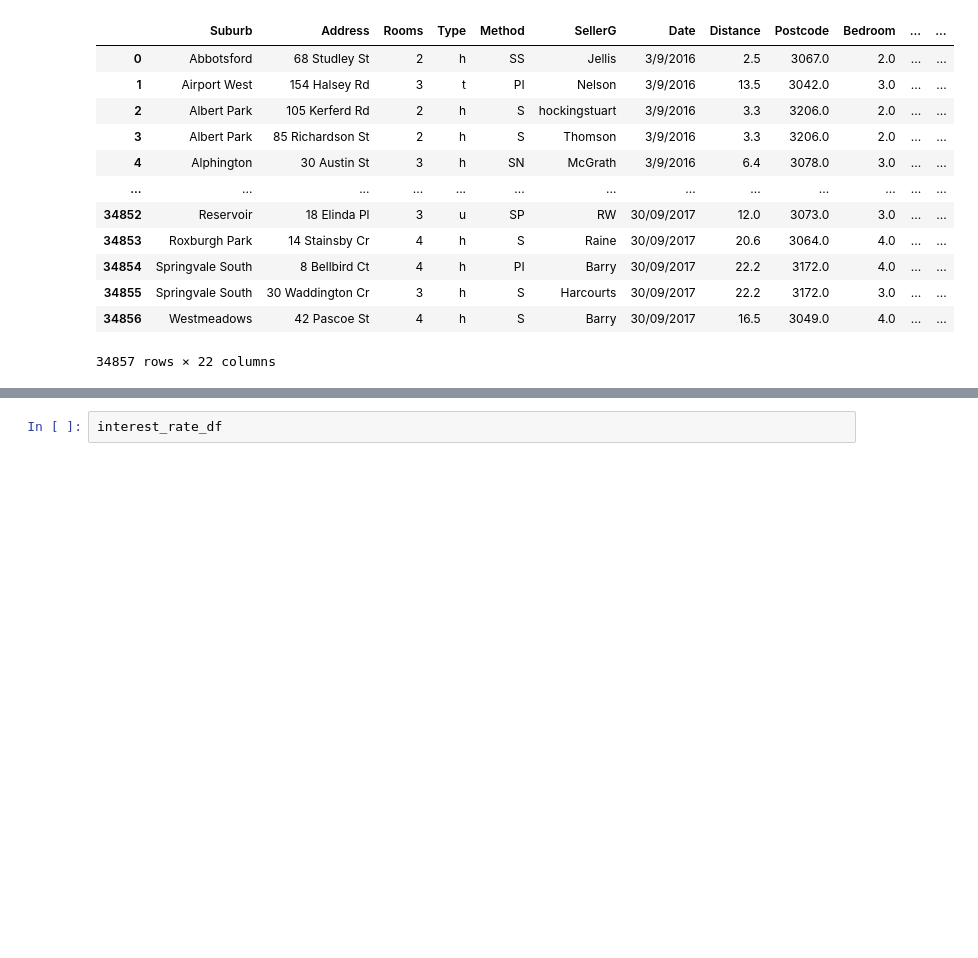
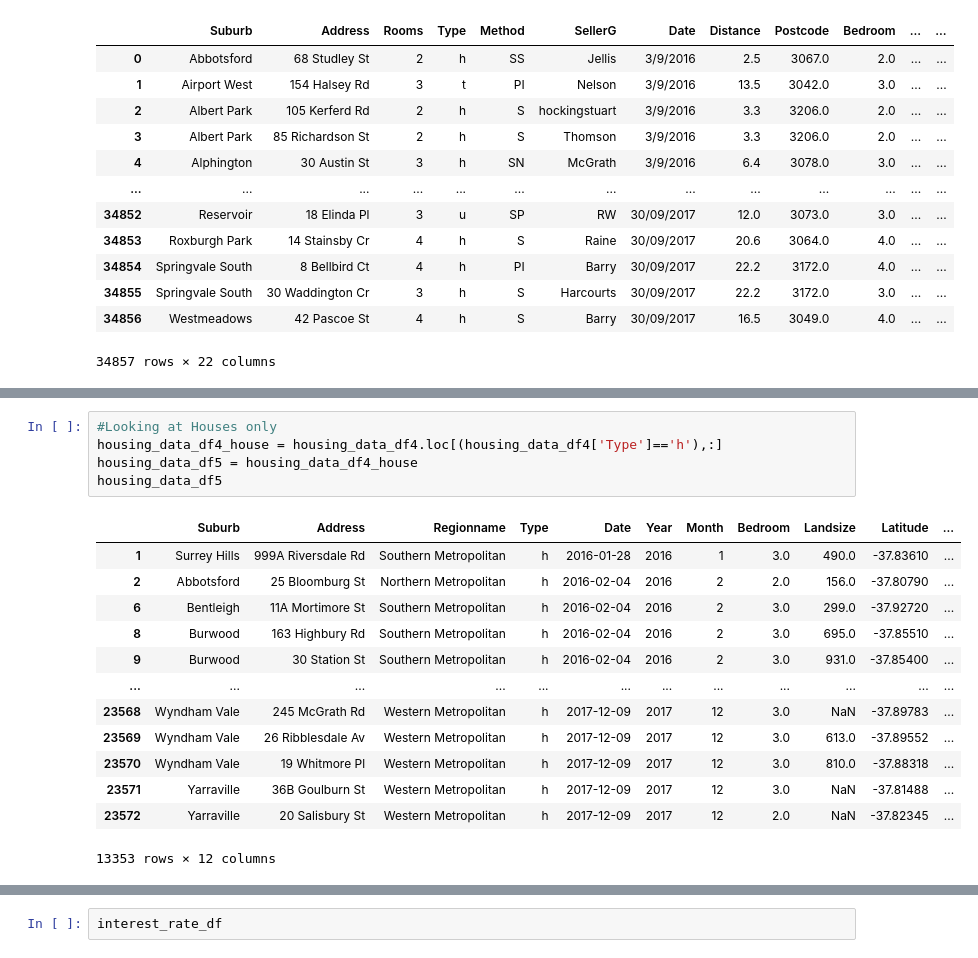
Before and after one commit to Anton0Lee/Project1_grp5, a Jupyter notebook: project1 main codes.ipynb, the cells around one changed output, grey strips where cells are left out. Cells and saved outputs as stored; diff of their text form; blank space fills up the shorter version.

```diff
--- a/project1 main codes.ipynb
+++ b/project1 main codes.ipynb
@@ -28,0 +129,19 @@ housing_data_df
+# %%
+#Looking at Houses only
+housing_data_df4_house = housing_data_df4.loc[(housing_data_df4['Type']=='h'),:]
+housing_data_df5 = housing_data_df4_house
+housing_data_df5
+# %% [output]
+|  | Suburb | Address | Regionname | Type | Date | Year | Month | Bedroom | Landsize | Latitude | ... |
+| 1 | Surrey Hills | 999A Riversdale Rd | Southern Metropolitan | h | 2016-01-28 | 2016 | 1 | 3.0 | 490.0 | -37.83610 | ... |
+| 2 | Abbotsford | 25 Bloomburg St | Northern Metropolitan | h | 2016-02-04 | 2016 | 2 | 2.0 | 156.0 | -37.80790 | ... |
+| 6 | Bentleigh | 11A Mortimore St | Southern Metropolitan | h | 2016-02-04 | 2016 | 2 | 3.0 | 299.0 | -37.92720 | ... |
+| 8 | Burwood | 163 Highbury Rd | Southern Metropolitan | h | 2016-02-04 | 2016 | 2 | 3.0 | 695.0 | -37.85510 | ... |
+| 9 | Burwood | 30 Station St | Southern Metropolitan | h | 2016-02-04 | 2016 | 2 | 3.0 | 931.0 | -37.85400 | ... |
+| ... | ... | ... | ... | ... | ... | ... | ... | ... | ... | ... | ... |
+| 23568 | Wyndham Vale | 245 McGrath Rd | Western Metropolitan | h | 2017-12-09 | 2017 | 12 | 3.0 | NaN | -37.89783 | ... |
+| 23569 | Wyndham Vale | 26 Ribblesdale Av | Western Metropolitan | h | 2017-12-09 | 2017 | 12 | 3.0 | 613.0 | -37.89552 | ... |
+| 23570 | Wyndham Vale | 19 Whitmore Pl | Western Metropolitan | h | 2017-12-09 | 2017 | 12 | 3.0 | 810.0 | -37.88318 | ... |
+| 23571 | Yarraville | 36B Goulburn St | Western Metropolitan | h | 2017-12-09 | 2017 | 12 | 3.0 | NaN | -37.81488 | ... |
+| 23572 | Yarraville | 20 Salisbury St | Western Metropolitan | h | 2017-12-09 | 2017 | 12 | 2.0 | NaN | -37.82345 | ... |
+13353 rows × 12 columns
```
Also changed, not shown: parts of 12 cells of this notebook.
